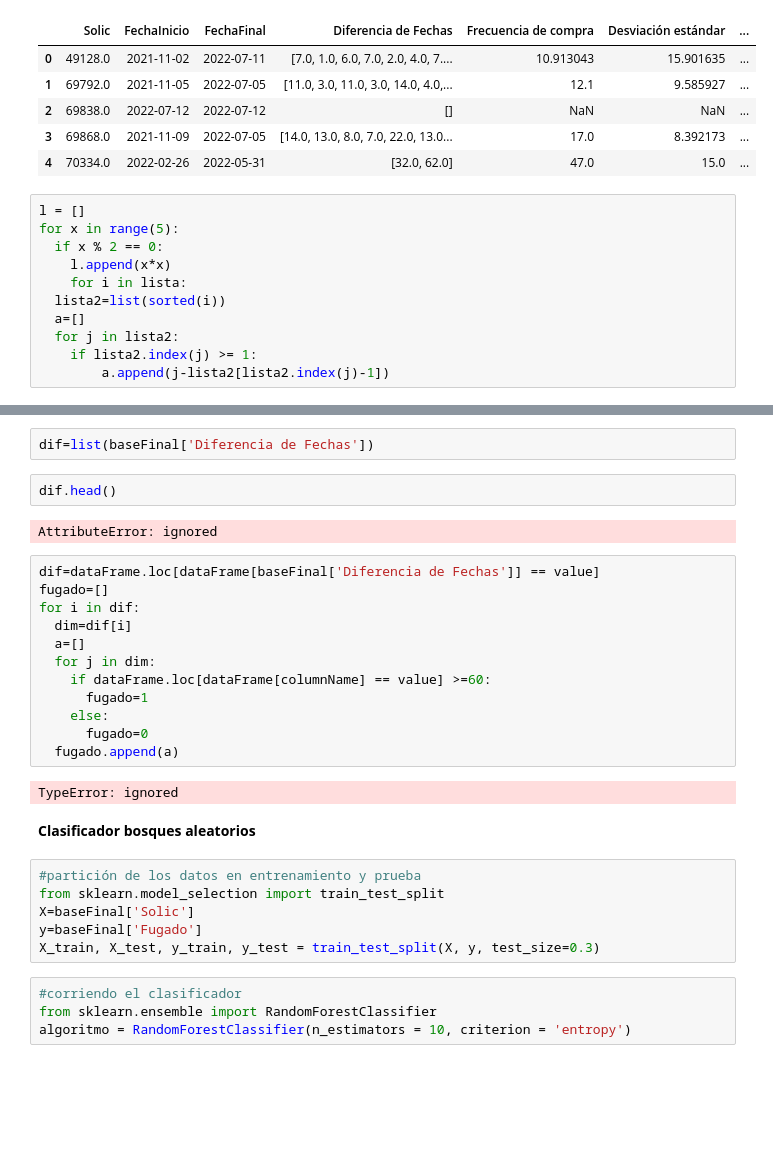
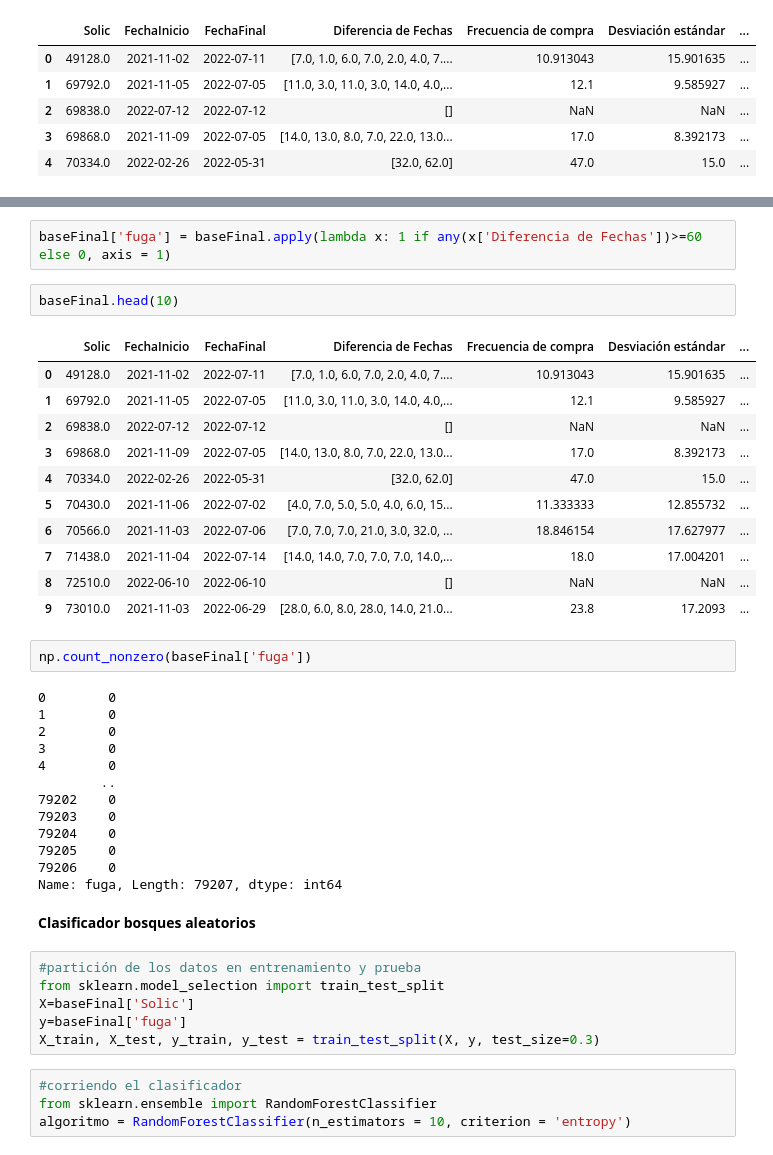
Before and after one commit to PaoDOrado/Prueba-tecnica-Colombina, a Jupyter notebook: Prueba_técnica_Colombina.ipynb, the cells around one changed output, grey strips where cells are left out. Cells and saved outputs as stored; diff of their text form; blank space fills up the shorter version.

```diff
--- a/Prueba_técnica_Colombina.ipynb
+++ b/Prueba_técnica_Colombina.ipynb
@@ -260,14 +265,3 @@ baseFinal.head()
 | 2 | 69838.0 | 2022-07-12 | 2022-07-12 | [] | NaN | NaN | ... |
 | 3 | 69868.0 | 2021-11-09 | 2022-07-05 | [14.0, 13.0, 8.0, 7.0, 22.0, 13.0... | 17.0 | 8.392173 | ... |
 | 4 | 70334.0 | 2022-02-26 | 2022-05-31 | [32.0, 62.0] | 47.0 | 15.0 | ... |
-# %%
-l = []
-for x in range(5):
-  if x % 2 == 0:
-    l.append(x*x)
-    for i in lista:
-  lista2=list(sorted(i))
-  a=[]
-  for j in lista2:
-    if lista2.index(j) >= 1:
-        a.append(j-lista2[lista2.index(j)-1])
@@ -297,30 +268,41 @@ Name: Diferencia de Fechas, Length: 80294, dtype: object
-# %%
-dif=list(baseFinal['Diferencia de Fechas'])
-# %%
-dif.head()
-# %% [output]
-AttributeError: ignored
-# %%
-dif=dataFrame.loc[dataFrame[baseFinal['Diferencia de Fechas']] == value]
-fugado=[]
-for i in dif:
-  dim=dif[i]
-  a=[]
-  for j in dim:
-    if dataFrame.loc[dataFrame[columnName] == value] >=60:
-      fugado=1
-    else:
-      fugado=0
-  fugado.append(a)
-# %% [output]
-TypeError: ignored
+# %%
+baseFinal['fuga'] = baseFinal.apply(lambda x: 1 if any(x['Diferencia de Fechas'])>=60   else 0, axis = 1)
+# %%
+baseFinal.head(10)
+# %% [output]
+|  | Solic | FechaInicio | FechaFinal | Diferencia de Fechas | Frecuencia de compra | Desviación estándar | ... |
+| 0 | 49128.0 | 2021-11-02 | 2022-07-11 | [7.0, 1.0, 6.0, 7.0, 2.0, 4.0, 7.... | 10.913043 | 15.901635 | ... |
+| 1 | 69792.0 | 2021-11-05 | 2022-07-05 | [11.0, 3.0, 11.0, 3.0, 14.0, 4.0,... | 12.1 | 9.585927 | ... |
+| 2 | 69838.0 | 2022-07-12 | 2022-07-12 | [] | NaN | NaN | ... |
+| 3 | 69868.0 | 2021-11-09 | 2022-07-05 | [14.0, 13.0, 8.0, 7.0, 22.0, 13.0... | 17.0 | 8.392173 | ... |
+| 4 | 70334.0 | 2022-02-26 | 2022-05-31 | [32.0, 62.0] | 47.0 | 15.0 | ... |
+| 5 | 70430.0 | 2021-11-06 | 2022-07-02 | [4.0, 7.0, 5.0, 5.0, 4.0, 6.0, 15... | 11.333333 | 12.855732 | ... |
+| 6 | 70566.0 | 2021-11-03 | 2022-07-06 | [7.0, 7.0, 7.0, 21.0, 3.0, 32.0, ... | 18.846154 | 17.627977 | ... |
+| 7 | 71438.0 | 2021-11-04 | 2022-07-14 | [14.0, 14.0, 7.0, 7.0, 7.0, 14.0,... | 18.0 | 17.004201 | ... |
+| 8 | 72510.0 | 2022-06-10 | 2022-06-10 | [] | NaN | NaN | ... |
+| 9 | 73010.0 | 2021-11-03 | 2022-06-29 | [28.0, 6.0, 8.0, 28.0, 14.0, 21.0... | 23.8 | 17.2093 | ... |
+# %%
+np.count_nonzero(baseFinal['fuga'])
+# %% [output]
+0        0
+1        0
+2        0
+3        0
+4        0
+        ..
+79202    0
+79203    0
+79204    0
+79205    0
+79206    0
+Name: fuga, Length: 79207, dtype: int64
 # %% [markdown]
 **Clasificador bosques aleatorios**
 # %%
 #partición de los datos en entrenamiento y prueba
 from sklearn.model_selection import train_test_split
 X=baseFinal['Solic']
-y=baseFinal['Fugado']
+y=baseFinal['fuga']
 X_train, X_test, y_train, y_test = train_test_split(X, y, test_size=0.3)
 # %%
 #corriendo el clasificador
```
Also changed, not shown: parts of 17 cells of this notebook.
